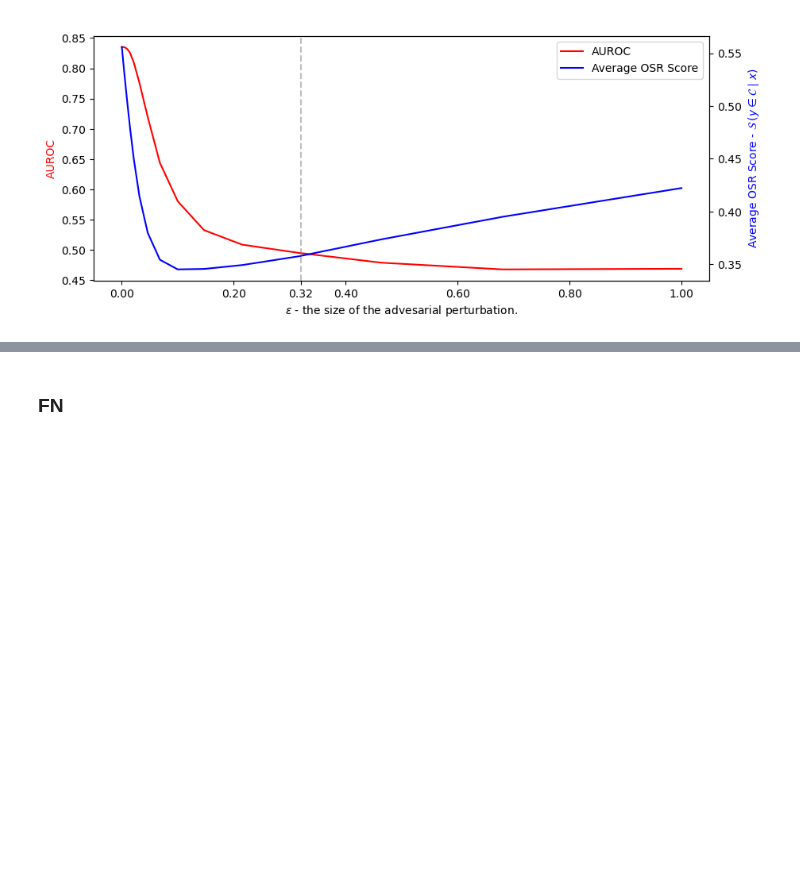
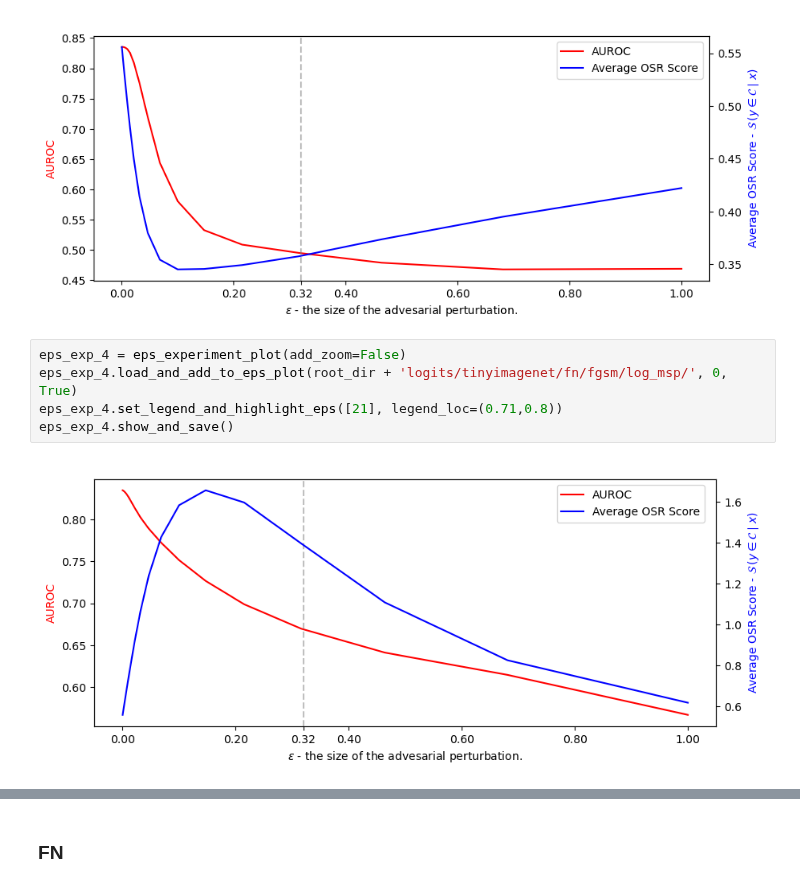
Before and after one commit to krellemand/bachelor_project, a Jupyter notebook: notebooks/visualizing_adv_attacks.ipynb, the cells around one changed output, grey strips where cells are left out. Saved outputs shown, nothing was run; the diff lists cells and outputs as text; blank space fills up the shorter version.

```diff
--- a/notebooks/visualizing_adv_attacks.ipynb
+++ b/notebooks/visualizing_adv_attacks.ipynb
@@ -167,5 +167,12 @@ eps_exp_4.set_legend_and_highlight_eps([21], legend_loc=(0.71,0.8))
 eps_exp_4.show_and_save()
 # %% [output]
 [figure]
+# %%
+eps_exp_4 = eps_experiment_plot(add_zoom=False)
+eps_exp_4.load_and_add_to_eps_plot(root_dir + 'logits/tinyimagenet/fn/fgsm/log_msp/', 0, True)
+eps_exp_4.set_legend_and_highlight_eps([21], legend_loc=(0.71,0.8))
+eps_exp_4.show_and_save()
+# %% [output]
+[figure, added]
 # %%
 comparison_exp = eps_experiment_plot(which_lines='AUROC')
```
Also changed, not shown: parts of 4 cells of this notebook, 20 other files.
